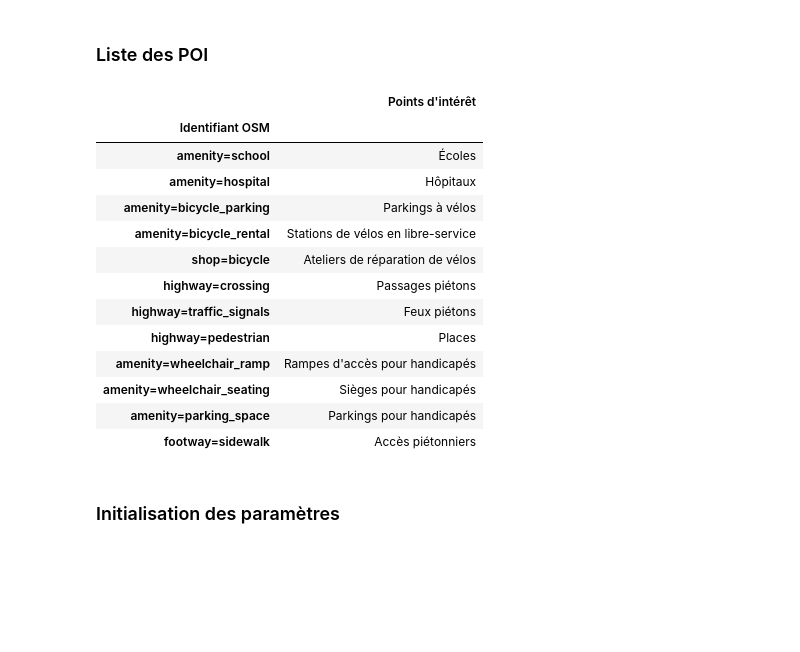
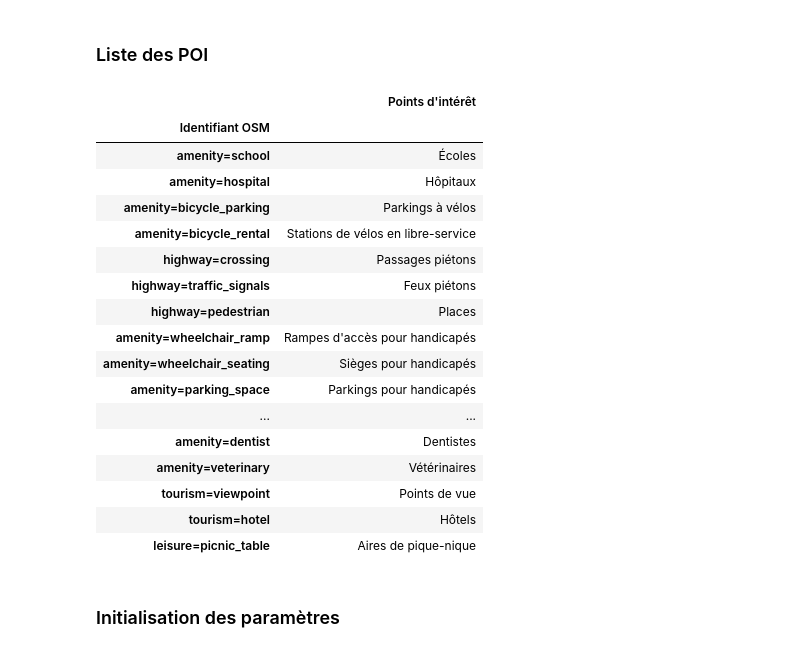
Before and after one commit to chenry02/vigilo-notebooks-bapav, a Jupyter notebook: vigilo2024/data_collection/data_collection.ipynb, the cells around one changed output. Drawn from its saved outputs; the diff is of its cells as text; code cells hidden in the pictures; blank space fills up the shorter version.

```diff
--- a/vigilo2024/data_collection/data_collection.ipynb
+++ b/vigilo2024/data_collection/data_collection.ipynb
@@ -111,44 +112,63 @@ df_categories
 # Créer un dictionnaire des points d'intérêt et leur identifiant OSM (ex: pour les parkings à vélo : "amenity:bicycle_parking")
 
 poi_dict = {
     "Écoles": "amenity=school",
     "Hôpitaux": "amenity=hospital",
     "Parkings à vélos": "amenity=bicycle_parking",
     "Stations de vélos en libre-service": "amenity=bicycle_rental",
-    "Ateliers de réparation de vélos": "shop=bicycle",
     "Passages piétons": "highway=crossing",
     "Feux piétons": "highway=traffic_signals",
     "Places": "highway=pedestrian",
     "Rampes d'accès pour handicapés": "amenity=wheelchair_ramp",
     "Sièges pour handicapés": "amenity=wheelchair_seating",
     "Parkings pour handicapés": "amenity=parking_space",
-    "Accès piétonniers": "footway=sidewalk"
+    "Parcs": "leisure=park",
+    "Jardins": "leisure=garden",
+    "Terrains de jeux": "leisure=playground",
+    "Toilettes publiques": "amenity=toilets",
+    "Fontaines à eau": "amenity=drinking_water",
+    "Marchés": "amenity=marketplace",
+    "Supermarchés": "shop=supermarket",
+    "Boulangeries": "shop=bakery",
+    "Pharmacies": "amenity=pharmacy",
+    "Bibliothèques": "amenity=library",
+    "Bureaux de poste": "amenity=post_office",
+    "Stations de recharge pour véhicules électriques": "amenity=charging_station",
+    "Cliniques": "amenity=clinic",
+    "Dentistes": "amenity=dentist",
+    "Vétérinaires": "amenity=veterinary",
+    "Points de vue": "tourism=viewpoint",
+    "Hôtels": "tourism=hotel",
+    "Aires de pique-nique": "leisure=picnic_table"
 }
-
 
 # Créer un dataframe à partir du dictionnaire
 df_poi = pd.DataFrame(poi_dict.items(), columns=["Points d'intérêt", "Identifiant OSM"])
 
 # Changer l'index
 df_poi = df_poi.set_index("Identifiant OSM")
 
 # Afficher le dataframe
 df_poi
 # %% [output]
 |  | Points d'intérêt |
 | Identifiant OSM |  |
 | amenity=school | Écoles |
 | amenity=hospital | Hôpitaux |
 | amenity=bicycle_parking | Parkings à vélos |
 | amenity=bicycle_rental | Stations de vélos en libre-service |
-| shop=bicycle | Ateliers de réparation de vélos |
 | highway=crossing | Passages piétons |
 | highway=traffic_signals | Feux piétons |
 | highway=pedestrian | Places |
 | amenity=wheelchair_ramp | Rampes d'accès pour handicapés |
 | amenity=wheelchair_seating | Sièges pour handicapés |
 | amenity=parking_space | Parkings pour handicapés |
-| footway=sidewalk | Accès piétonniers |
+| ... | ... |
+| amenity=dentist | Dentistes |
+| amenity=veterinary | Vétérinaires |
+| tourism=viewpoint | Points de vue |
+| tourism=hotel | Hôtels |
+| leisure=picnic_table | Aires de pique-nique |
 # %% [markdown]
 ### Initialisation des paramètres
 # %%
```
Also changed, not shown: parts of 3 cells of this notebook.
